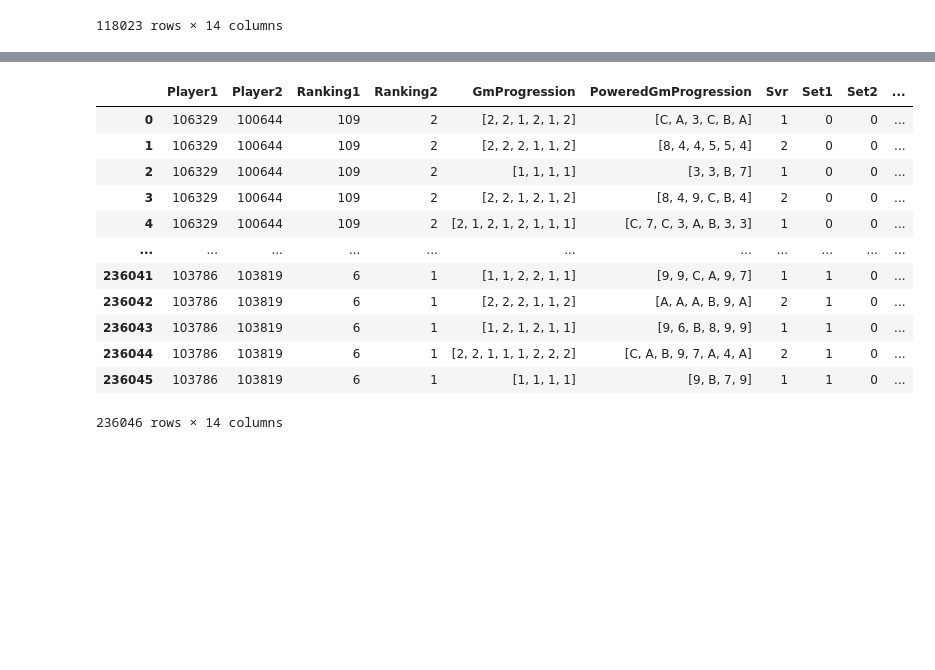
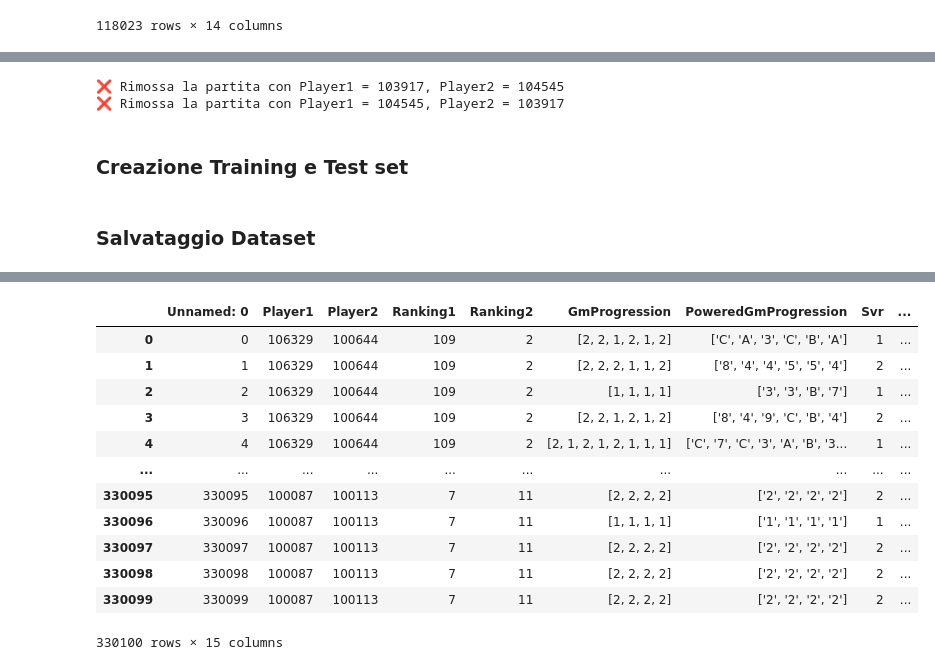
Before and after one commit to oraziotorre/MomentumShiftAI, a Jupyter notebook: TennisDataGenerator.ipynb, the cells around one changed output, grey strips where cells are left out. Saved outputs shown, nothing was run; the diff lists cells and outputs as text; code cells hidden in the pictures; blank space fills up the shorter version.

Commit message:
New dataset Expanded

```diff
--- a/TennisDataGenerator.ipynb
+++ b/TennisDataGenerator.ipynb
@@ -746,0 +755,9 @@ new_dataset = pd.concat([new_dataset, flipped_dataset], ignore_index=True)
+# %%
+# Ricarica e dividi il dataset
+dataset = pd.read_csv('tennis.csv')
+mid = len(dataset) // 2
+df = dataset.iloc[:mid].reset_index(drop=True)
+df_simm = dataset.iloc[mid:].reset_index(drop=True)
+
+# Applica la modifica alla colonna 'Svr'
+df_simm['Svr'] = df['Svr'].apply(lambda x: 2 if x == 1 else 1 if x == 2 else x)
@@ -747,4 +976,44 @@ new_dataset = pd.concat([new_dataset, flipped_dataset], ignore_index=True)
+# %%
+# Trova la riga con PointIndex == 900
+row_900 = df_expanded[df_expanded['PointIndex'] == 900]
+
+if row_900.empty:
+    print("✅ Nessuna riga con PointIndex 980 trovata.")
+else:
+
+    player1 = row_900['Player1'].iloc[0]
+    player2 = row_900['Player2'].iloc[0]
+
+    df_expanded = df_expanded[~(
+        (df_expanded['Player1'] == player1) &
+        (df_expanded['Player2'] == player2)
+    )]
+    print(f"❌ Rimossa la partita con Player1 = {player1}, Player2 = {player2}")
+
+
+# Trova la riga con PointIndex == 900
+row_900 = df_expanded_simm[df_expanded_simm['PointIndex'] == 900]
+
+if row_900.empty:
+    print("✅ Nessuna riga con PointIndex 980 trovata.")
+else:
+
+    player1 = row_900['Player1'].iloc[0]
+    player2 = row_900['Player2'].iloc[0]
+
+    df_expanded_simm = df_expanded_simm[~(
+        (df_expanded_simm['Player1'] == player1) &
+        (df_expanded_simm['Player2'] == player2)
+    )]
+    print(f"❌ Rimossa la partita con Player1 = {player1}, Player2 = {player2}")
+# %% [output]
+❌ Rimossa la partita con Player1 = 103917, Player2 = 104545
+❌ Rimossa la partita con Player1 = 104545, Player2 = 103917
+# %% [markdown]
+### Creazione Training e Test set
+# %% [markdown]
+### Salvataggio Dataset
 # %%
-new_dataset.to_csv('tennis.csv')
-new_dataset
+dataset.to_csv('tennis.csv')
+dataset
 # %% [output]
@@ -752,13 +1021,13 @@ Warning: total number of rows (236046) exceeds max_rows (20000). Falling back to
-|  | Player1 | Player2 | Ranking1 | Ranking2 | GmProgression | PoweredGmProgression | Svr | Set1 | Set2 | ... |
-| 0 | 106329 | 100644 | 109 | 2 | [2, 2, 1, 2, 1, 2] | [C, A, 3, C, B, A] | 1 | 0 | 0 | ... |
-| 1 | 106329 | 100644 | 109 | 2 | [2, 2, 2, 1, 1, 2] | [8, 4, 4, 5, 5, 4] | 2 | 0 | 0 | ... |
-| 2 | 106329 | 100644 | 109 | 2 | [1, 1, 1, 1] | [3, 3, B, 7] | 1 | 0 | 0 | ... |
-| 3 | 106329 | 100644 | 109 | 2 | [2, 2, 1, 2, 1, 2] | [8, 4, 9, C, B, 4] | 2 | 0 | 0 | ... |
-| 4 | 106329 | 100644 | 109 | 2 | [2, 1, 2, 1, 2, 1, 1, 1] | [C, 7, C, 3, A, B, 3, 3] | 1 | 0 | 0 | ... |
-| ... | ... | ... | ... | ... | ... | ... | ... | ... | ... | ... |
-| 236041 | 103786 | 103819 | 6 | 1 | [1, 1, 2, 2, 1, 1] | [9, 9, C, A, 9, 7] | 1 | 1 | 0 | ... |
-| 236042 | 103786 | 103819 | 6 | 1 | [2, 2, 2, 1, 1, 2] | [A, A, A, B, 9, A] | 2 | 1 | 0 | ... |
-| 236043 | 103786 | 103819 | 6 | 1 | [1, 2, 1, 2, 1, 1] | [9, 6, B, 8, 9, 9] | 1 | 1 | 0 | ... |
-| 236044 | 103786 | 103819 | 6 | 1 | [2, 2, 1, 1, 1, 2, 2, 2] | [C, A, B, 9, 7, A, 4, A] | 2 | 1 | 0 | ... |
-| 236045 | 103786 | 103819 | 6 | 1 | [1, 1, 1, 1] | [9, B, 7, 9] | 1 | 1 | 0 | ... |
+|  | Unnamed: 0 | Player1 | Player2 | Ranking1 | Ranking2 | GmProgression | PoweredGmProgression | Svr | ... |
+| 0 | 0 | 106329 | 100644 | 109 | 2 | [2, 2, 1, 2, 1, 2] | ['C', 'A', '3', 'C', 'B', 'A'] | 1 | ... |
+| 1 | 1 | 106329 | 100644 | 109 | 2 | [2, 2, 2, 1, 1, 2] | ['8', '4', '4', '5', '5', '4'] | 2 | ... |
+| 2 | 2 | 106329 | 100644 | 109 | 2 | [1, 1, 1, 1] | ['3', '3', 'B', '7'] | 1 | ... |
+| 3 | 3 | 106329 | 100644 | 109 | 2 | [2, 2, 1, 2, 1, 2] | ['8', '4', '9', 'C', 'B', '4'] | 2 | ... |
+| 4 | 4 | 106329 | 100644 | 109 | 2 | [2, 1, 2, 1, 2, 1, 1, 1] | ['C', '7', 'C', '3', 'A', 'B', '3... | 1 | ... |
+| ... | ... | ... | ... | ... | ... | ... | ... | ... | ... |
+| 330095 | 330095 | 100087 | 100113 | 7 | 11 | [2, 2, 2, 2] | ['2', '2', '2', '2'] | 2 | ... |
+| 330096 | 330096 | 100087 | 100113 | 7 | 11 | [1, 1, 1, 1] | ['1', '1', '1', '1'] | 1 | ... |
+| 330097 | 330097 | 100087 | 100113 | 7 | 11 | [2, 2, 2, 2] | ['2', '2', '2', '2'] | 2 | ... |
+| 330098 | 330098 | 100087 | 100113 | 7 | 11 | [2, 2, 2, 2] | ['2', '2', '2', '2'] | 2 | ... |
+| 330099 | 330099 | 100087 | 100113 | 7 | 11 | [2, 2, 2, 2] | ['2', '2', '2', '2'] | 2 | ... |
-236046 rows × 14 columns
+330100 rows × 15 columns
```
Also changed, not shown: parts of 25 cells of this notebook.
